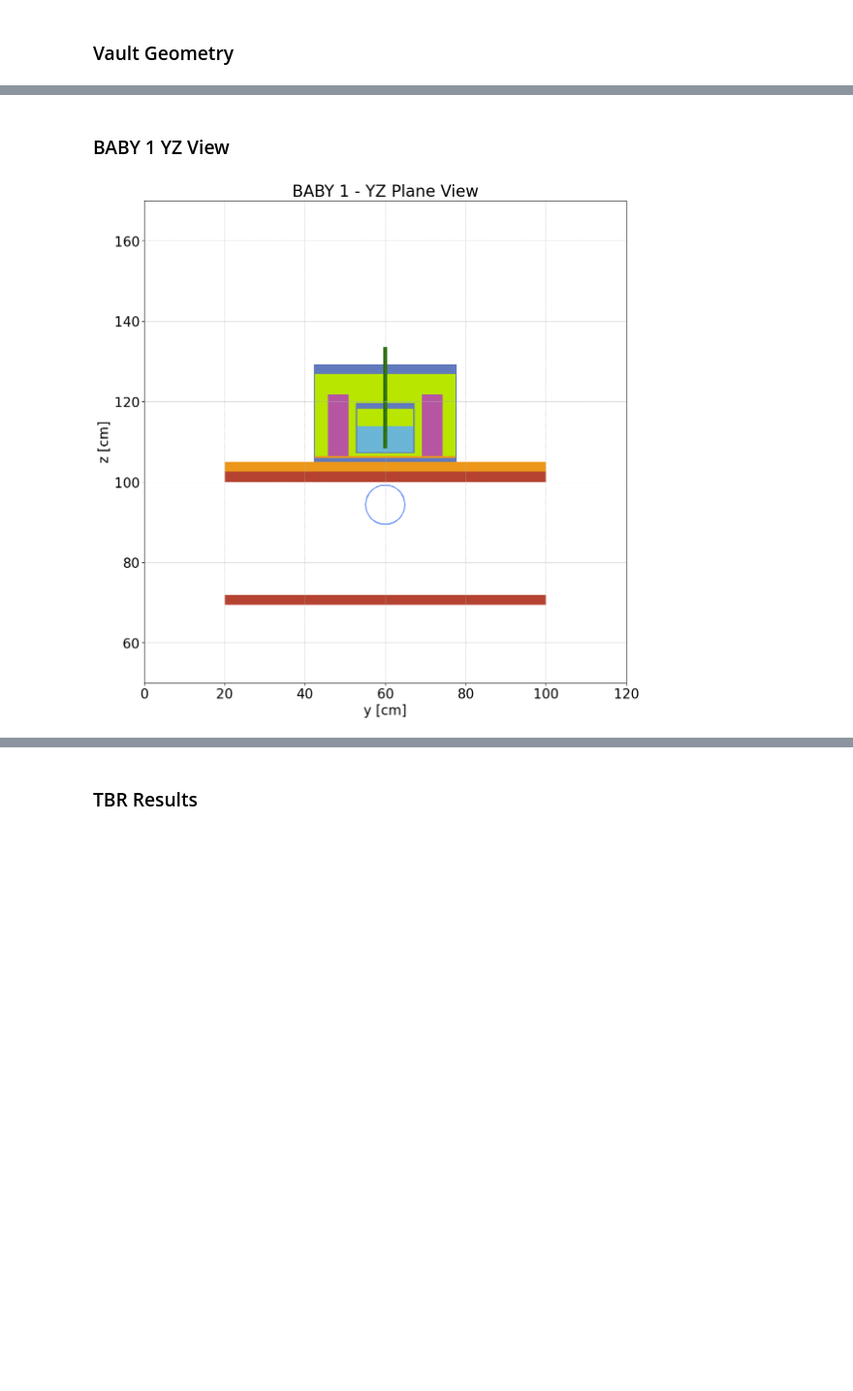
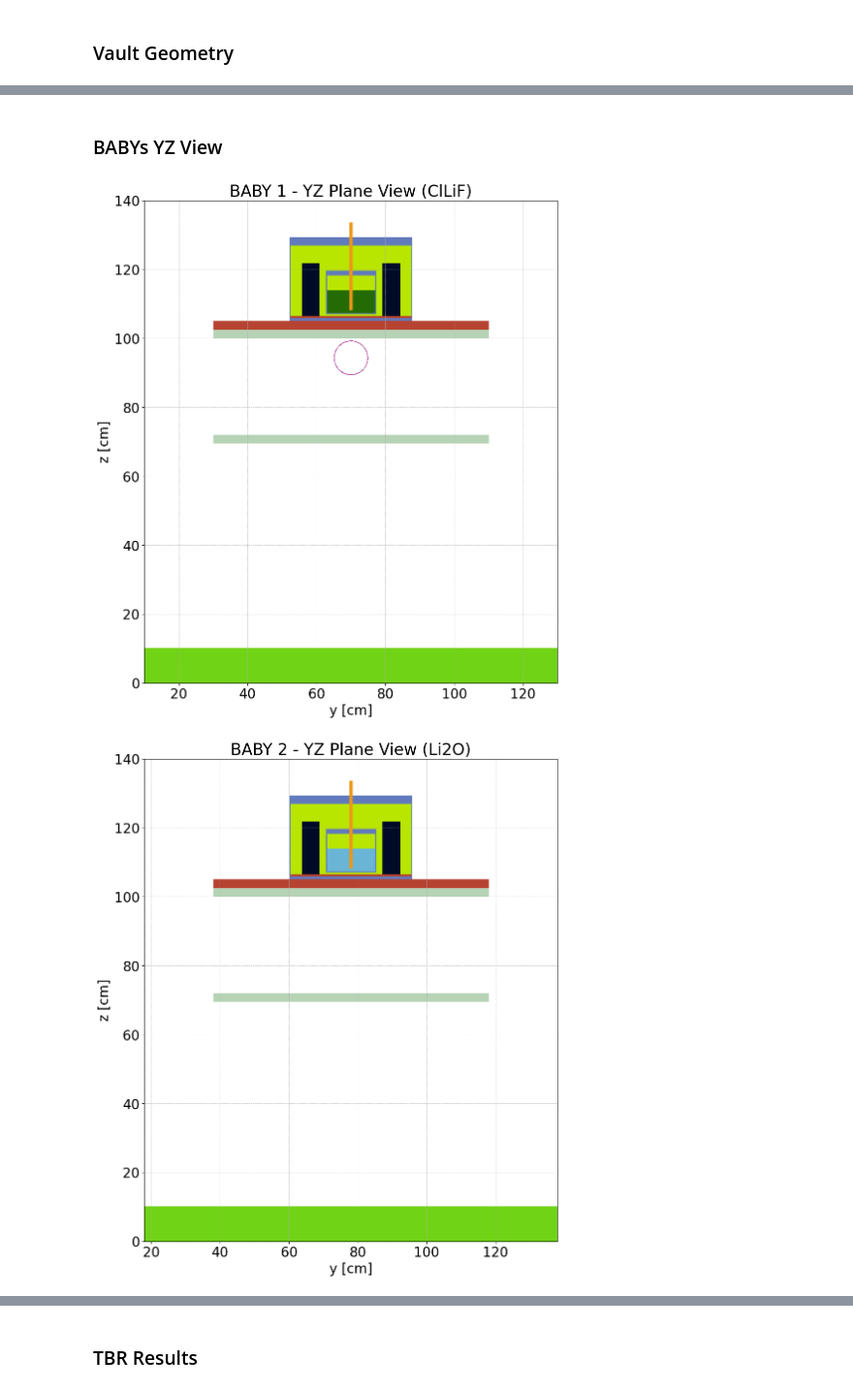
Before and after one commit to rossmacdonald98/Nursery_layout, a Jupyter notebook: analysis/neutron/postprocessing.ipynb, the cells around one changed output, grey strips where cells are left out. Shown at 97% size. Cells and saved outputs as stored; diff of their text form; code cells hidden in the pictures; blank space fills up the shorter version.

```diff
--- a/analysis/neutron/postprocessing.ipynb
+++ b/analysis/neutron/postprocessing.ipynb
@@ -104,21 +123,21 @@ plt.show()
 # %% [markdown]
-### BABY 1 YZ View
+### BABYs YZ View
 # %%
-(x_c, y_c, z_c) = baby_positions[0]  # Use the first BABY position
-
-ax = geometry.plot(
-    width=(120, 120),
-    origin=(x_c, y_c, z_c + 10),
-    pixels=(1000, 1000),
-    basis="yz",
-    color_by="material",
-    colors={Air: "white", air: "white"},
-)
-ax.tick_params(axis="both", labelsize=20)
-ax.set_xlabel(ax.get_xlabel(), fontsize=20)
-ax.set_ylabel(ax.get_ylabel(), fontsize=20)
-ax.set_title("BABY 1 - YZ Plane View", fontsize=24)
-plt.grid(visible=True, which='both', linestyle='--', linewidth=0.5)  # Add gridlines
-plt.show()
+for i, (x_c, y_c, z_c) in enumerate(baby_positions):
+    ax = geometry.plot(
+        width=(120, (z_c + 40)),
+        origin=(x_c, y_c, (z_c + 40)/2),
+        pixels=(1000, 1000),
+        basis="yz",
+        color_by="material",
+        colors={Air: "white", air: "white"},
+    )
+    ax.tick_params(axis="both", labelsize=20)
+    ax.set_xlabel(ax.get_xlabel(), fontsize=20)
+    ax.set_ylabel(ax.get_ylabel(), fontsize=20)
+    ax.set_title(f"BABY {i+1} - YZ Plane View ({breeders[i]})", fontsize=24)
+    plt.grid(visible=True, which='both', linestyle='--', linewidth=0.5)  # Add gridlines
+    plt.show()
 # %% [output]
-[figure, old version]
+[figure, new version]
+[figure, added]
```
Also changed, not shown: parts of 12 cells of this notebook, 1 other file.
